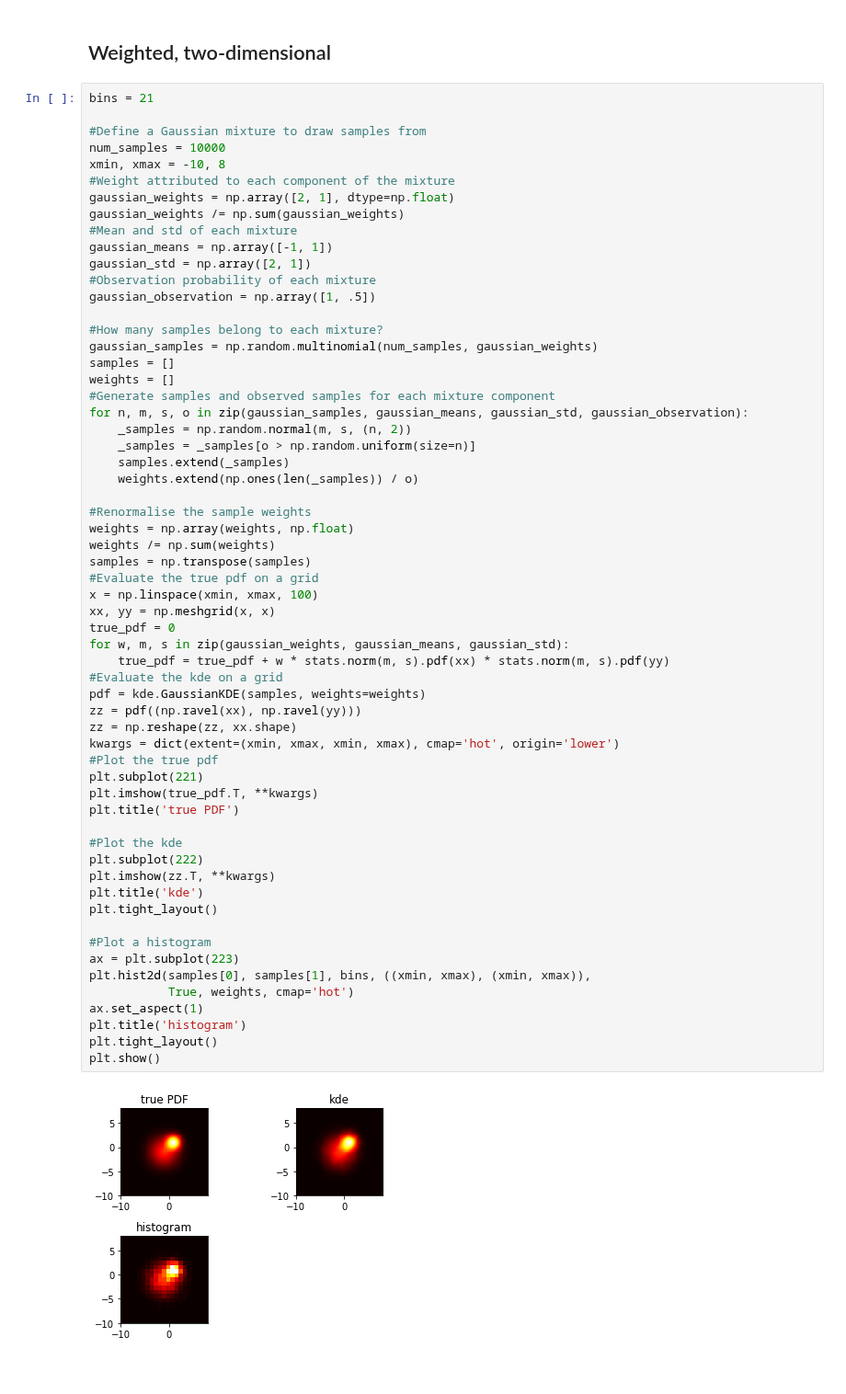
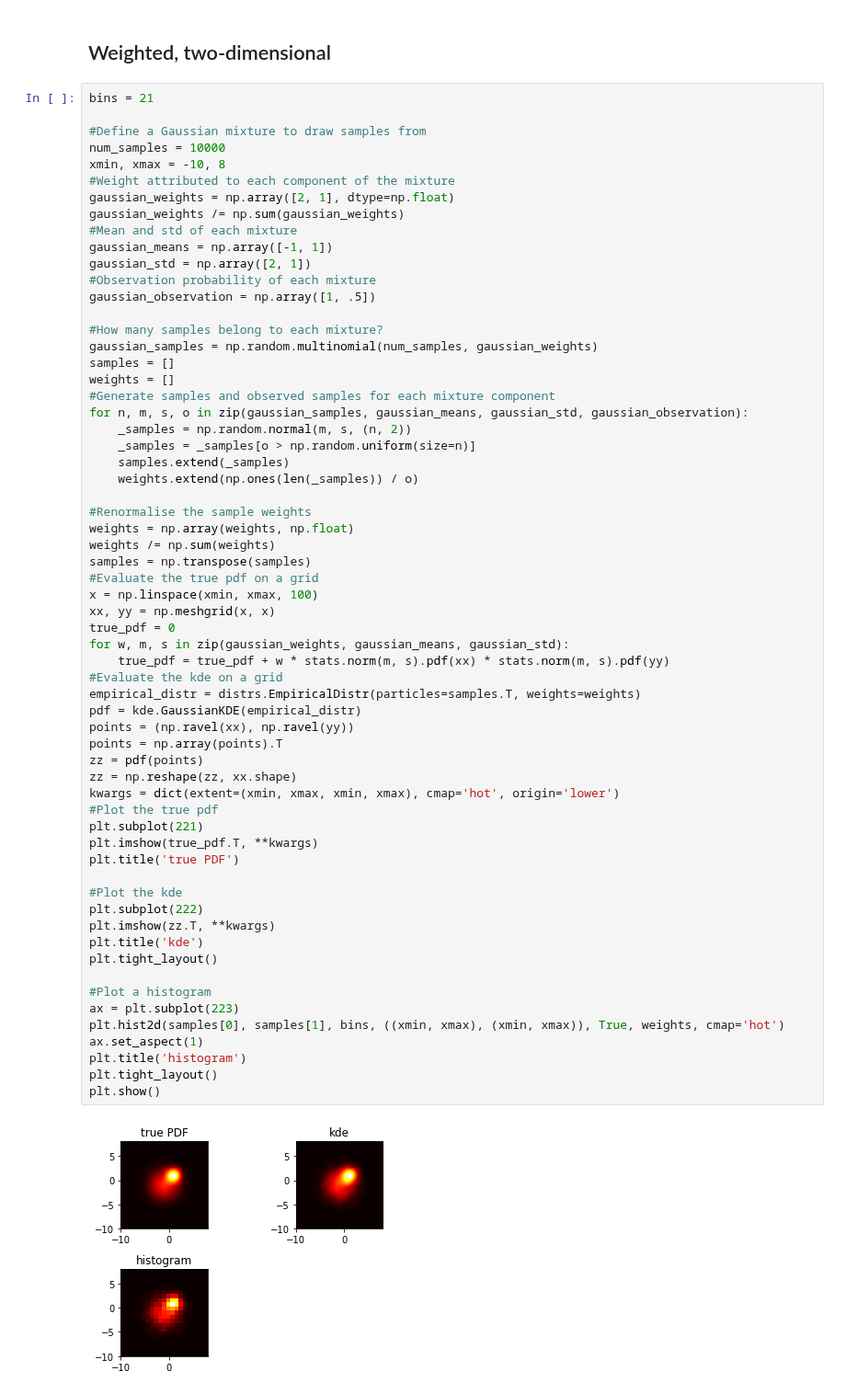
Before and after one commit to thalesians/tsa, a Jupyter notebook: src/jupyter/python/kde.ipynb, the cells around one changed output. Shown at 92% size. Cells and saved outputs as stored; diff of their text form.

```diff
--- a/src/jupyter/python/kde.ipynb
+++ b/src/jupyter/python/kde.ipynb
@@ -153,35 +158,37 @@ for n, m, s, o in zip(gaussian_samples, gaussian_means, gaussian_std, gaussian_o
 weights = np.array(weights, np.float)
 weights /= np.sum(weights)
 samples = np.transpose(samples)
 #Evaluate the true pdf on a grid
 x = np.linspace(xmin, xmax, 100)
 xx, yy = np.meshgrid(x, x)
 true_pdf = 0
 for w, m, s in zip(gaussian_weights, gaussian_means, gaussian_std):
     true_pdf = true_pdf + w * stats.norm(m, s).pdf(xx) * stats.norm(m, s).pdf(yy)
 #Evaluate the kde on a grid
-pdf = kde.GaussianKDE(samples, weights=weights)
-zz = pdf((np.ravel(xx), np.ravel(yy)))
+empirical_distr = distrs.EmpiricalDistr(particles=samples.T, weights=weights)
+pdf = kde.GaussianKDE(empirical_distr)
+points = (np.ravel(xx), np.ravel(yy))
+points = np.array(points).T
+zz = pdf(points)
 zz = np.reshape(zz, xx.shape)
 kwargs = dict(extent=(xmin, xmax, xmin, xmax), cmap='hot', origin='lower')
 #Plot the true pdf
 plt.subplot(221)
 plt.imshow(true_pdf.T, **kwargs)
 plt.title('true PDF')
 
 #Plot the kde
 plt.subplot(222)
 plt.imshow(zz.T, **kwargs)
 plt.title('kde')
 plt.tight_layout()
 
 #Plot a histogram
 ax = plt.subplot(223)
-plt.hist2d(samples[0], samples[1], bins, ((xmin, xmax), (xmin, xmax)),
-           True, weights, cmap='hot')
+plt.hist2d(samples[0], samples[1], bins, ((xmin, xmax), (xmin, xmax)), True, weights, cmap='hot')
 ax.set_aspect(1)
 plt.title('histogram')
 plt.tight_layout()
 plt.show()
 # %% [output]
-[figure, old version]
+[figure, new version]
```
Also changed, not shown: parts of 3 cells of this notebook, 2 other files.
